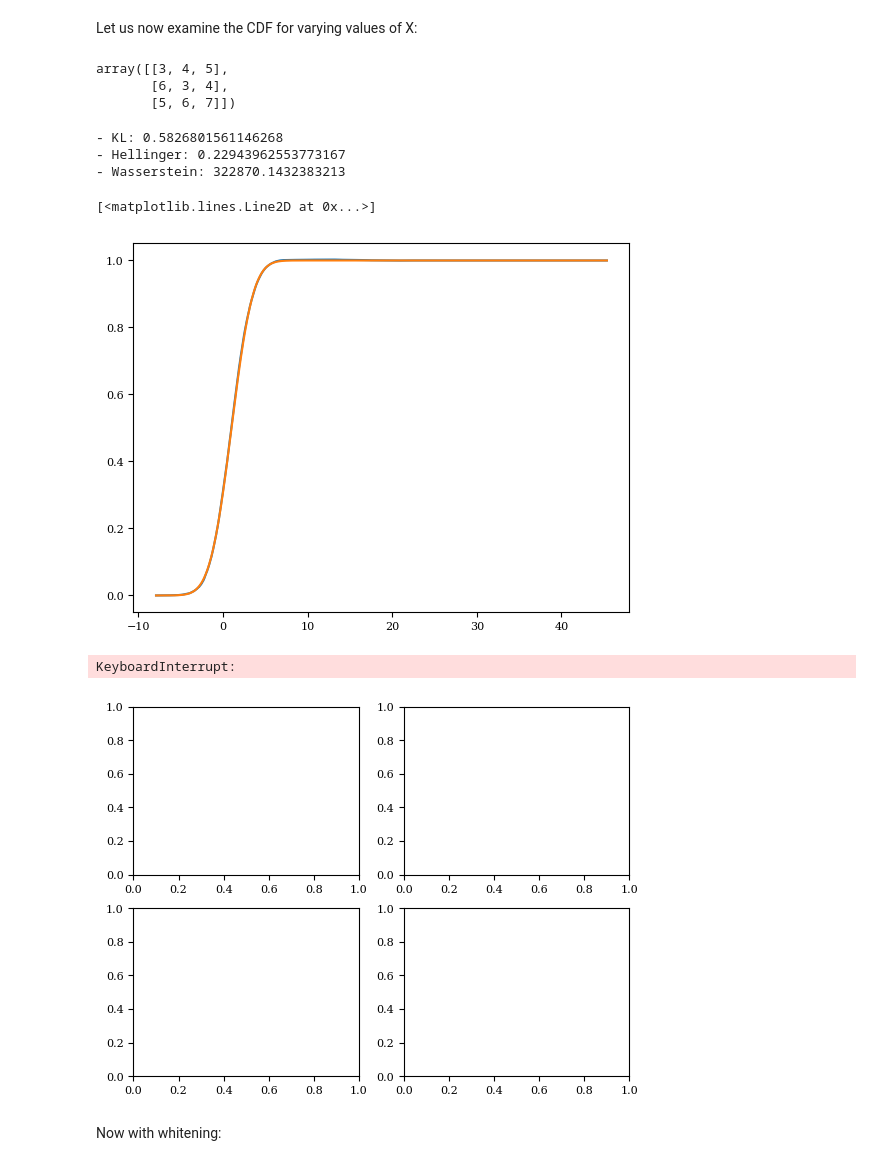
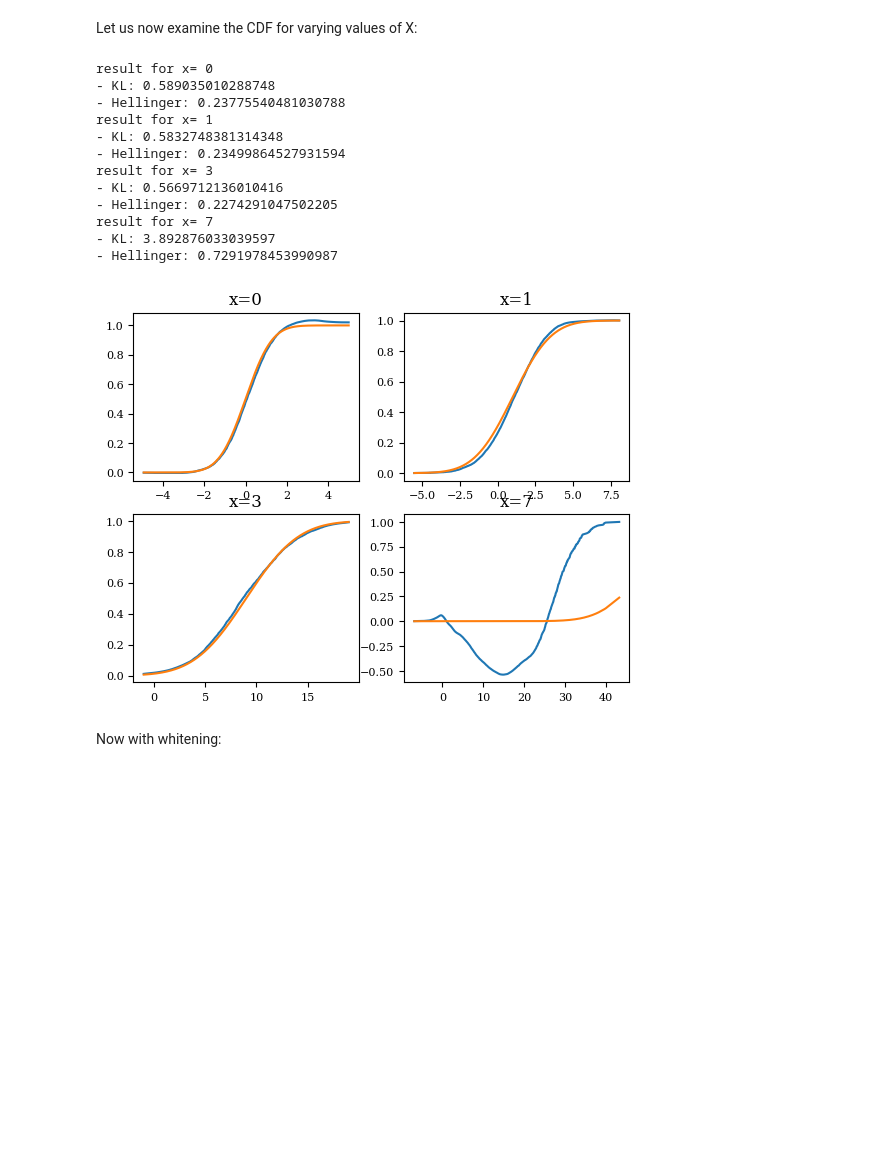
Before and after one commit to Danfoa/symm_rep_learn, a Jupyter notebook: NCP/examples/heteroscedastic.ipynb, the cells around one changed output. Cells and saved outputs as stored; diff of their text form; code cells hidden in the pictures; blank space fills up the shorter version.

```diff
--- a/NCP/examples/heteroscedastic.ipynb
+++ b/NCP/examples/heteroscedastic.ipynb
@@ -4,19 +7,16 @@
 # %%
 import numpy as np
 import torch
-from torch.nn import Sequential, ReLU, Linear, Conv1d, LSTM, RNN, Dropout
-from torch.nn import Module
 from torch.optim import Adam
 from sklearn.model_selection import train_test_split
 from sklearn.metrics import mean_squared_error
-from sklearn.gaussian_process import GaussianProcessRegressor
 from sklearn.preprocessing import StandardScaler
-from tqdm import tqdm
-import os
 import matplotlib.pyplot as plt
-
+from scipy.stats import norm
+from NCP.cdf import get_cdf, smooth_cdf
+from NCP.metrics import hellinger, kullback_leibler, wasserstein1
 from NCP.model import DeepSVD
-from NCP.layers import SingularLayer, MLPOperator
+from NCP.layers import MLPOperator
 
 tex_fonts = {
     # Use LaTeX to write all text
@@ -35,7 +35,7 @@ plt.rcParams.update(tex_fonts)
 
 np.random.seed(0)
 torch.manual_seed(0)
-Ntrain = 50000
+Ntrain = 10000
 Nval = 1000
 Ntest = 1000
 
@@ -152,9 +152,2 @@ plt.show()
 # %% [markdown]
 Let us now examine the CDF for varying values of X:
-# %%
-x = np.array([3,4,5,6,3,4,5,6,7])
-np.lib.stride_tricks.sliding_window_view(x, 3)[::3]
-# %% [output]
-array([[3, 4, 5],
-       [6, 3, 4],
-       [5, 6, 7]])
@@ -195,66 +154,52 @@ def wasserstein1(x,y, fy=None, interv=None):
-# %%
-from scipy.stats import norm
-from NCP.cdf import get_cdf, smooth_cdf
-x = 1
-x_scaled = torch.Tensor(xscaler.transform([[x]]))
-fys, cdf_pred = get_cdf(reg, x_scaled, postprocess='whitening')
-fys = yscaler.inverse_transform(fys.reshape([-1, 1])).flatten()
-true_cdf = norm.cdf(fys, loc=x**2, scale=1+np.abs(x))
-# %%
-cdf_pred = smooth_cdf(fys, cdf_pred) # smooth empirical cdf for computations
-
-print(f'- KL: {kullback_leibler(cdf_pred, true_cdf, bin_length=1)}')
-print(f'- Hellinger: {hellinger(cdf_pred, true_cdf, bin_length=1)}')
-print(f'- Wasserstein: {wasserstein1(cdf_pred, true_cdf)}')
-# %% [output]
-- KL: 0.5826801561146268
-- Hellinger: 0.22943962553773167
-- Wasserstein: 322870.1432383213
-# %%
-plt.plot(fys, cdf_pred)
-plt.plot(fys, true_cdf)
-# %% [output]
-[<matplotlib.lines.Line2D at 0x...>]
-[figure, removed]
 # %%
-from scipy.stats import norm
-from NCP.cdf import get_cdf
-
 fig, ax = plt.subplots(nrows=2, ncols=2)
 axes = ax.flatten()
 
 for i, xi in enumerate([0, 1, 3, 7]):
 
     x_scaled = torch.Tensor(xscaler.transform([[xi]]))
     fys, cdf_pred = get_cdf(reg, x_scaled, postprocess=postprocess)
-    cdf_pred = smooth_cdf(fys, cdf_pred)
+    cdf_pred_smooth = smooth_cdf(fys, cdf_pred)
     fys = yscaler.inverse_transform(fys.reshape([-1, 1])).flatten()
 
     true_cdf = norm.cdf(fys, loc=xi**2, scale=1+np.abs(xi))
 
     # normalising the plots for readability:
     if xi <= 5:
         loc = xi**2
         scale = np.sqrt(1+np.abs(xi))
         plt_interv = [loc - 5*scale, loc+5*scale]
 
         good_fys = ((plt_interv[0] <= fys) & (fys <= plt_interv[1]))
 
         fys = fys[good_fys]
-        cdf_unscaled = cdf_unscaled[good_fys]
+        cdf_pred = cdf_pred[good_fys]
         true_cdf = true_cdf[good_fys]
+        cdf_pred_smooth = cdf_pred_smooth[good_fys]
 
     axes[i].plot(fys, cdf_pred)
     axes[i].plot(fys, true_cdf)
-    print('result for x=', i)
-    print(f'- KL: {kullback_leibler(cdf_pred, true_cdf, fys, plt_interv)}')
-    print(f'- Hellinger: {hellinger(cdf_pred, true_cdf)}')
-    print(f'- Wasserstein: {wasserstein1(cdf_pred, true_cdf)}')
+    axes[i].set_title(f'x={xi}')
+    print('result for x=', xi)
+    print(f'- KL: {kullback_leibler(cdf_pred_smooth , true_cdf, fys, plt_interv)}')
+    print(f'- Hellinger: {hellinger(cdf_pred_smooth , true_cdf)}')
+    #print(f'- Wasserstein: {wasserstein1(cdf_pred, true_cdf)}')
 
 plt.show()
 # %% [output]
-KeyboardInterrupt:
+result for x= 0
+- KL: 0.589035010288748
+- Hellinger: 0.23775540481030788
+result for x= 1
+- KL: 0.5832748381314348
+- Hellinger: 0.23499864527931594
+result for x= 3
+- KL: 0.5669712136010416
+- Hellinger: 0.2274291047502205
+result for x= 7
+- KL: 3.892876033039597
+- Hellinger: 0.7291978453990987
-[figure, old version]
+[figure, new version]
 # %% [markdown]
 Now with whitening:
 # %%
```
Also changed, not shown: parts of 11 cells of this notebook, 3 other files.
